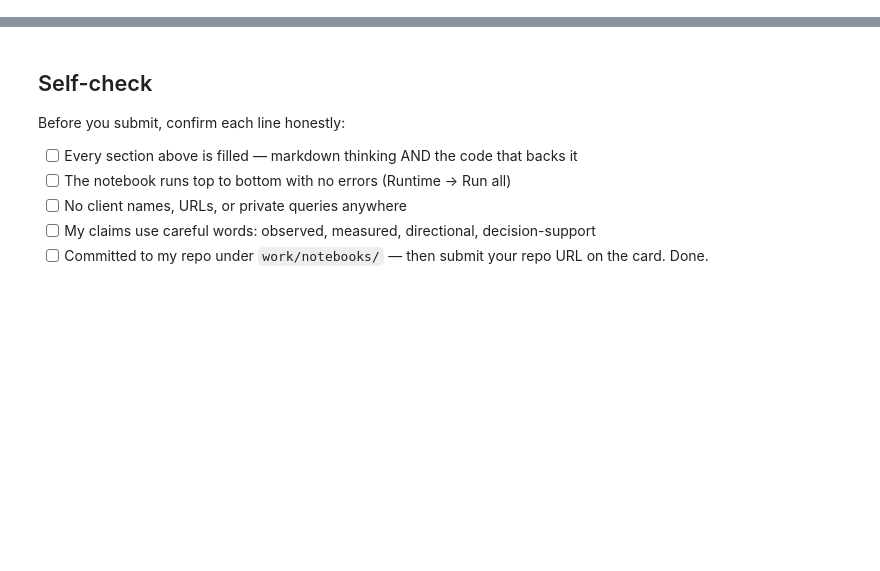
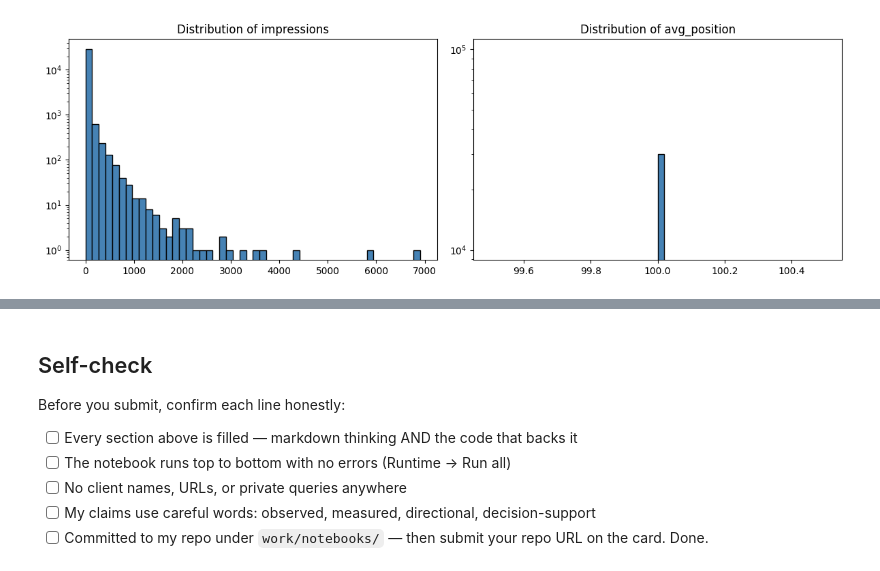
Before and after one commit to basit-02/ML-01_Starter, a Jupyter notebook: work/notebooks/w04_signal_audit.ipynb, the cells around one changed output, grey strips where cells are left out. Saved outputs shown, nothing was run; the diff lists cells and outputs as text; code cells hidden in the pictures; blank space fills up the shorter version.

```diff
--- a/work/notebooks/w04_signal_audit.ipynb
+++ b/work/notebooks/w04_signal_audit.ipynb
@@ -36,0 +15,29 @@ This skeleton is yours to fill. Work the sections **in order** — each one has
+# %%
+import pandas as pd
+import duckdb
+import matplotlib.pyplot as plt
+from google.colab import userdata
+
+hf_token = userdata.get('HF_TOKEN')
+con = duckdb.connect()
+con.execute("INSTALL httpfs; LOAD httpfs;")
+con.execute(f"CREATE OR REPLACE SECRET hf_secret (TYPE HUGGINGFACE, TOKEN '{hf_token}');")
+
+query = "SELECT * FROM 'hf://datasets/FlyRank/internship-warehouse/fact_content_daily_performance/**/*.parquet' WHERE month = '2026-03' LIMIT 30000"
+df = con.execute(query).df()
+df = df.rename(columns={"gsc_impressions": "impressions", "gsc_position": "avg_position", "adjusted_avg_position": "avg_position"})
+df['avg_position'] = df['avg_position'].replace(0, 100.0).fillna(100.0) if 'avg_position' in df.columns else 100.0
+df['is_declining_proxy'] = (df['gsc_clicks'].fillna(0) == 0).astype(int)
+
+# Plotting distributions
+features_to_plot = ['impressions', 'avg_position']
+fig, axes = plt.subplots(1, 2, figsize=(12, 4))
+for i, col in enumerate(features_to_plot):
+    if col in df.columns:
+        axes[i].hist(df[col].dropna(), bins=50, color='steelblue', edgecolor='black')
+        axes[i].set_title(f'Distribution of {col}')
+        axes[i].set_yscale('log') # Log scale to visualize heavy tails
+plt.tight_layout()
+plt.show()
+# %% [output]
+[figure, added]
```
Also changed, not shown: parts of 16 cells of this notebook.
